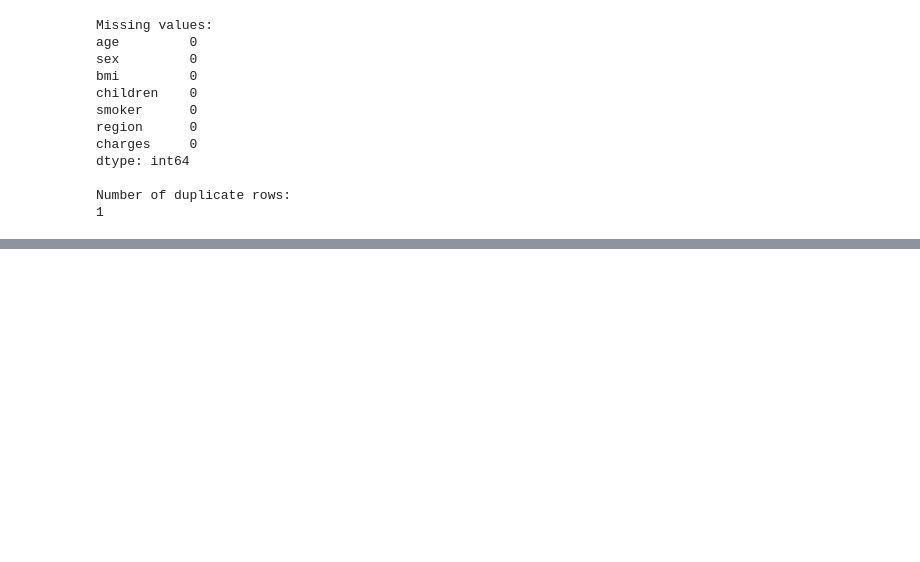
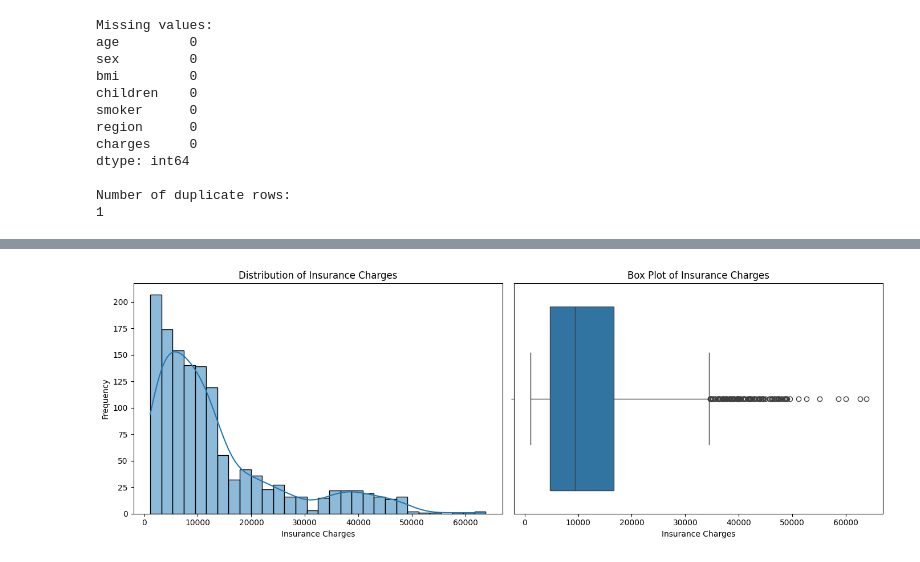
Before and after one commit to Ali-Behdad/Assessment-3-Healthcare-Insurance, a Jupyter notebook: notebooks/01_data_cleaning_and_eda.ipynb, the cells around one changed output, grey strips where cells are left out. Saved outputs shown, nothing was run; the diff lists cells and outputs as text; code cells hidden in the pictures; blank space fills up the shorter version.

```diff
--- a/notebooks/01_data_cleaning_and_eda.ipynb
+++ b/notebooks/01_data_cleaning_and_eda.ipynb
@@ -151,0 +171,10 @@ Number of duplicate rows:
+# %%
+# Create a working copy of the raw dataset
+data = raw_data.copy()
+
+# Remove duplicate records
+data = data.drop_duplicates()
+
+# Check the number of remaining duplicate rows
+print("Duplicate rows after removal:", data.duplicated().sum())
+print("Dataset shape after duplicate removal:", data.shape)
@@ -151,0 +339,13 @@ Number of duplicate rows:
+# %%
+# Create BMI category
+
+data["bmi_category"] = pd.cut(
+    data["bmi"],
+    bins=[0, 18.5, 25, 30, float("inf")],
+    labels=["Underweight", "Normal", "Overweight", "Obese"]
+)
+
+# Check the new feature
+print(data["bmi_category"].value_counts())
+
+data[["bmi", "bmi_category"]].head(10)
@@ -151,0 +514,18 @@ Number of duplicate rows:
+# %%
+fig, axes = plt.subplots(1, 2, figsize=(14, 5))
+
+# Histogram
+sns.histplot(data["charges"], bins=30, kde=True, ax=axes[0])
+axes[0].set_title("Distribution of Insurance Charges")
+axes[0].set_xlabel("Insurance Charges")
+axes[0].set_ylabel("Frequency")
+
+# Box plot
+sns.boxplot(x=data["charges"], ax=axes[1])
+axes[1].set_title("Box Plot of Insurance Charges")
+axes[1].set_xlabel("Insurance Charges")
+
+plt.tight_layout()
+plt.show()
+# %% [output]
+[figure, added]
```
Also changed, not shown: parts of 53 cells of this notebook, 1 other file.
